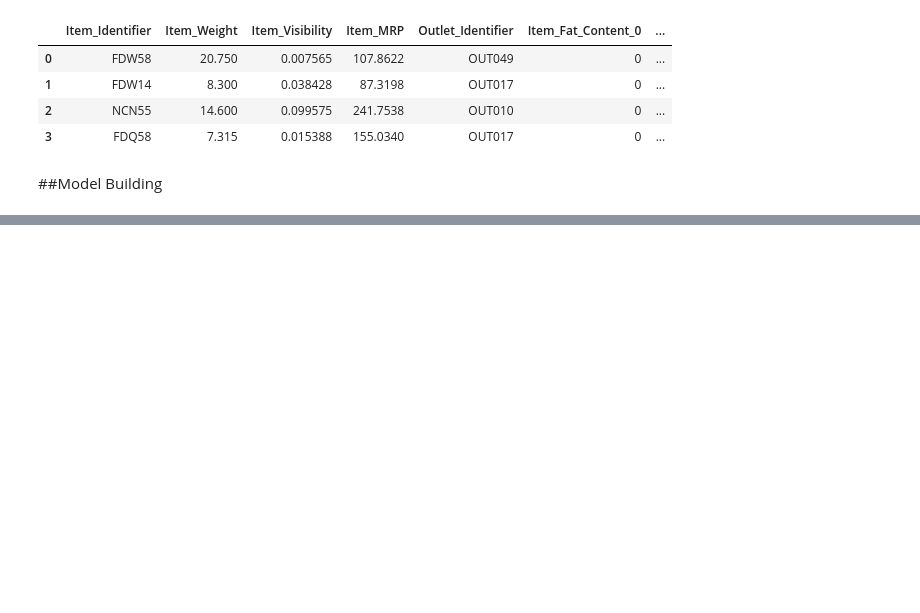
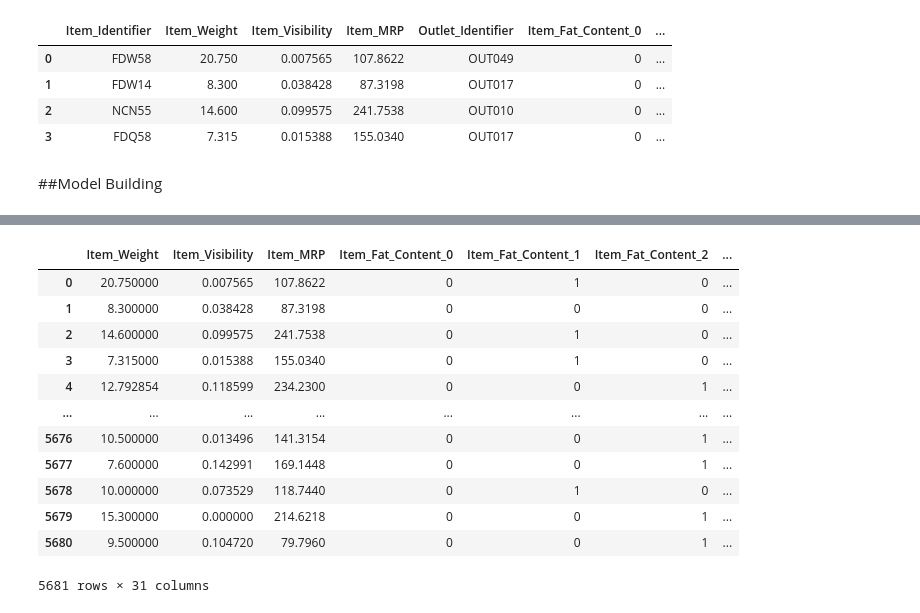
Before and after one commit to faria98/BigMart_Sales_Prediction, a Jupyter notebook: BigMart_predict.ipynb, the cells around one changed output, grey strips where cells are left out. Drawn from its saved outputs; the diff is of its cells as text; code cells hidden in the pictures; blank space fills up the shorter version.

```diff
--- a/BigMart_predict.ipynb
+++ b/BigMart_predict.ipynb
@@ -508,0 +532,18 @@ test_n.head(4)
+# %%
+X_test = test_n.drop(['Outlet_Identifier','Item_Identifier'], axis=1)
+
+X_test
+# %% [output]
+|  | Item_Weight | Item_Visibility | Item_MRP | Item_Fat_Content_0 | Item_Fat_Content_1 | Item_Fat_Content_2 | ... |
+| 0 | 20.750000 | 0.007565 | 107.8622 | 0 | 1 | 0 | ... |
+| 1 | 8.300000 | 0.038428 | 87.3198 | 0 | 0 | 0 | ... |
+| 2 | 14.600000 | 0.099575 | 241.7538 | 0 | 1 | 0 | ... |
+| 3 | 7.315000 | 0.015388 | 155.0340 | 0 | 1 | 0 | ... |
+| 4 | 12.792854 | 0.118599 | 234.2300 | 0 | 0 | 1 | ... |
+| ... | ... | ... | ... | ... | ... | ... | ... |
+| 5676 | 10.500000 | 0.013496 | 141.3154 | 0 | 0 | 1 | ... |
+| 5677 | 7.600000 | 0.142991 | 169.1448 | 0 | 0 | 1 | ... |
+| 5678 | 10.000000 | 0.073529 | 118.7440 | 0 | 1 | 0 | ... |
+| 5679 | 15.300000 | 0.000000 | 214.6218 | 0 | 0 | 1 | ... |
+| 5680 | 9.500000 | 0.104720 | 79.7960 | 0 | 0 | 1 | ... |
+5681 rows × 31 columns
```
Also changed, not shown: parts of 12 cells of this notebook.
